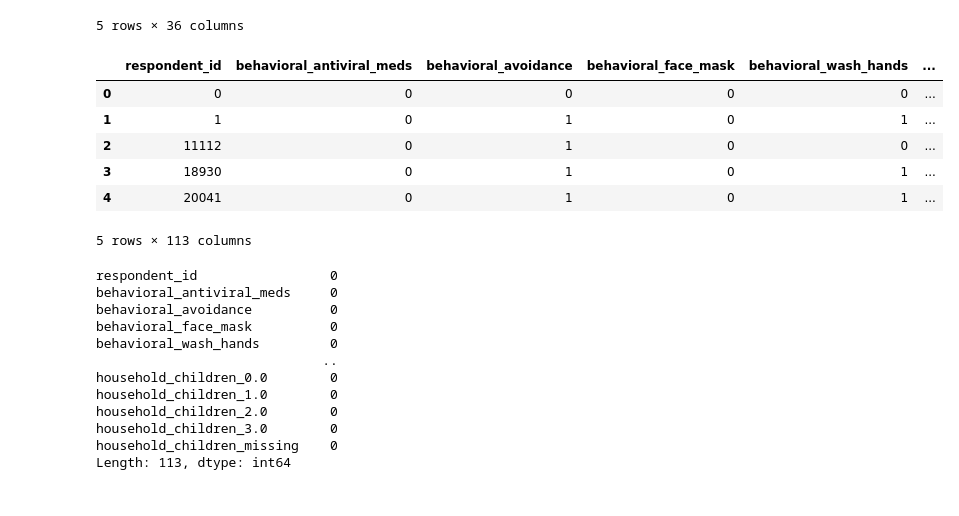
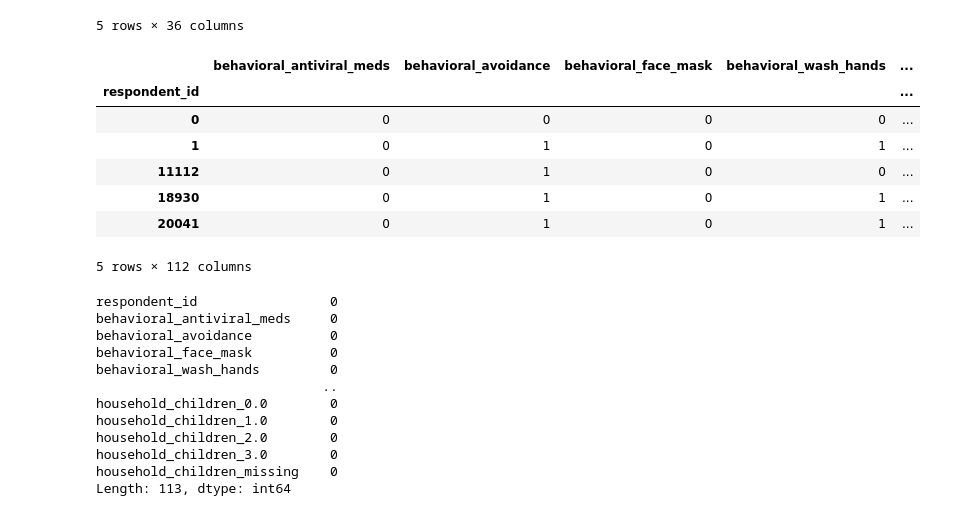
Before and after one commit to ggrotewold/FluShot, a Jupyter notebook: FluShot.ipynb, the cells around one changed output. Saved outputs shown, nothing was run; the diff lists cells and outputs as text; code cells hidden in the pictures.

```diff
--- a/FluShot.ipynb
+++ b/FluShot.ipynb
@@ -52,40 +52,45 @@ def cleanData(df : pd.DataFrame):
     #fill NaN in h1ns_knowledge with 'missing'
     df['h1n1_knowledge']=df['h1n1_knowledge'].fillna('missing')
     #fill NaN in h1ns_knowledge with 'missing'
     df['h1n1_knowledge']=df['h1n1_knowledge'].fillna('missing')
     #fill NaN in h1ns_concern with 'missing'
     df['h1n1_concern']=df['h1n1_concern'].fillna('missing')
 
     #set correct data-types
     df = df.astype('str')
 
     #one hot-encoding of non-binary collumns
     non_binary_collumns = ['h1n1_concern','h1n1_knowledge','opinion_h1n1_vacc_effective','opinion_h1n1_risk','opinion_h1n1_sick_from_vacc','opinion_seas_vacc_effective','opinion_seas_risk','opinion_seas_sick_from_vacc','age_group','education','race','sex','income_poverty','marital_status','rent_or_own','employment_status','hhs_geo_region','census_msa','household_adults','household_children']
     for collumn in non_binary_collumns:
         one_hot_df = pd.get_dummies(df[collumn],prefix=collumn)
         df = pd.concat((df, one_hot_df), axis=1)
         df = df.drop(collumn, axis=1)
 
     #handle categorical-data
     le = preprocessing.LabelEncoder()
     list_of_categorical_columns = df.select_dtypes(['object']).columns
     for column in list_of_categorical_columns:
         df[column] = le.fit_transform(df[column])
 
+    df = df.set_index('respondent_id')
+
+
+
 
     return df
 
 trainingData = pd.merge(training_features, training_labels, on= 'respondent_id')
 cleaned_trainingData = cleanData(trainingData)
 cleaned_trainingData.head()
 # %% [output]
-|  | respondent_id | behavioral_antiviral_meds | behavioral_avoidance | behavioral_face_mask | behavioral_wash_hands | ... |
-| 0 | 0 | 0 | 0 | 0 | 0 | ... |
-| 1 | 1 | 0 | 1 | 0 | 1 | ... |
-| 2 | 11112 | 0 | 1 | 0 | 0 | ... |
-| 3 | 18930 | 0 | 1 | 0 | 1 | ... |
-| 4 | 20041 | 0 | 1 | 0 | 1 | ... |
+|  | behavioral_antiviral_meds | behavioral_avoidance | behavioral_face_mask | behavioral_wash_hands | ... |
+| respondent_id |  |  |  |  | ... |
+| 0 | 0 | 0 | 0 | 0 | ... |
+| 1 | 0 | 1 | 0 | 1 | ... |
+| 11112 | 0 | 1 | 0 | 0 | ... |
+| 18930 | 0 | 1 | 0 | 1 | ... |
+| 20041 | 0 | 1 | 0 | 1 | ... |
-5 rows × 113 columns
+5 rows × 112 columns
 # %%
 def findUnfilledCollumns(df : pd.DataFrame):
     print(df.isnull().sum(axis = 0))
```
Also changed, not shown: parts of 6 cells of this notebook.
